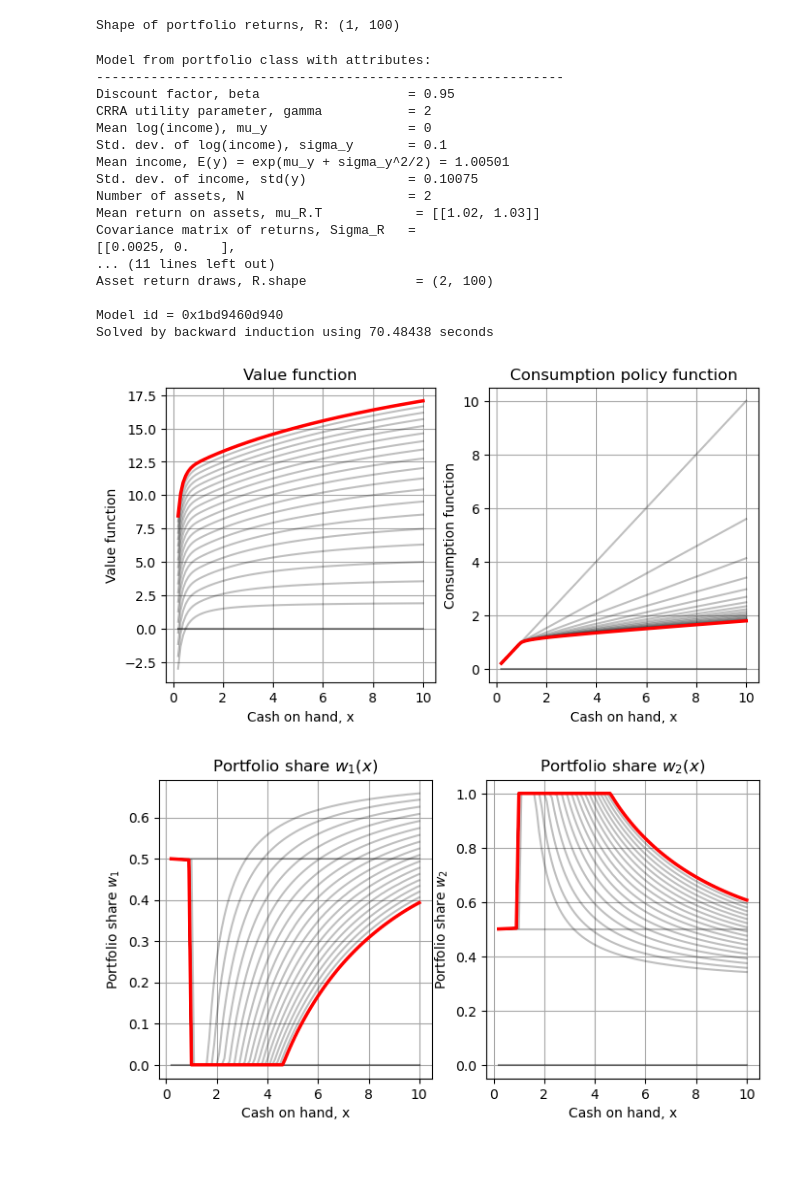
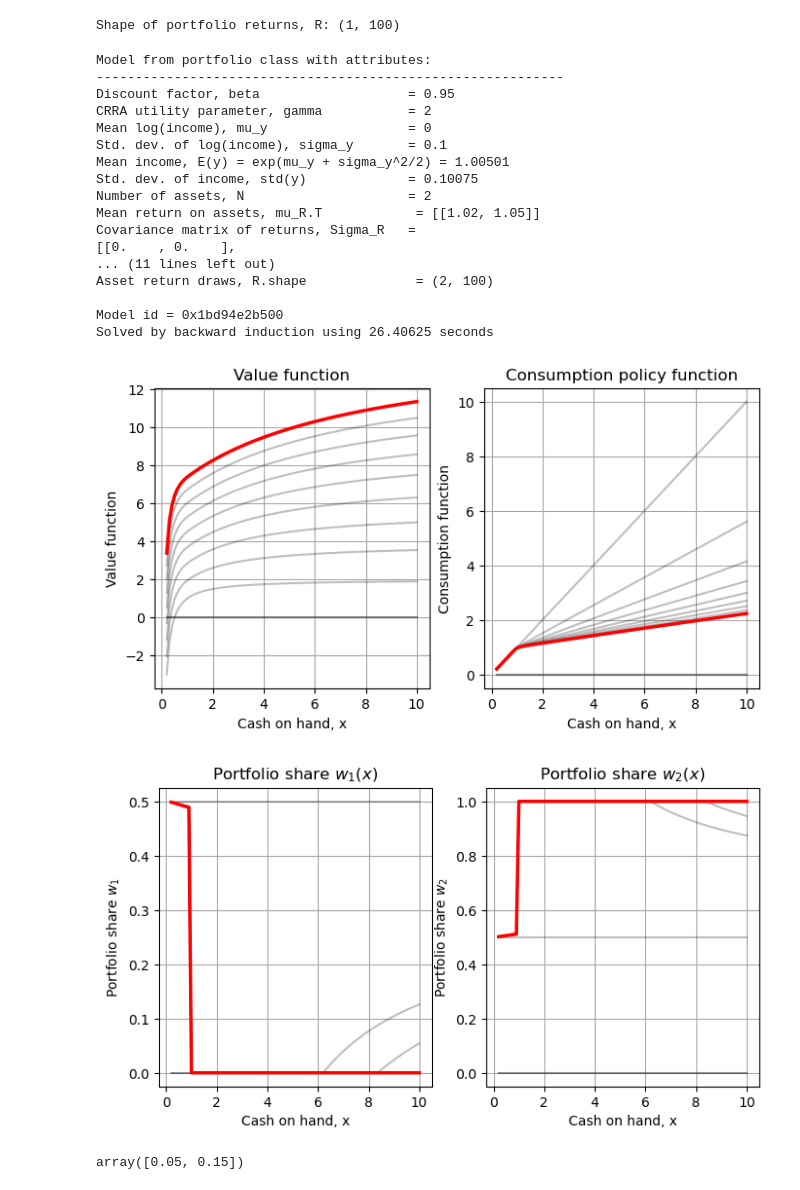
Before and after one commit to VictorFRasmussen/Neural-Networks-in-Finance, a Jupyter notebook: 04c_dynamic_portfolio.ipynb, the cells around one changed output. Cells and saved outputs as stored; diff of their text form; code cells hidden in the pictures; blank space fills up the shorter version.

```diff
--- a/04c_dynamic_portfolio.ipynb
+++ b/04c_dynamic_portfolio.ipynb
@@ -97,5 +97,5 @@ class PortfolioChoiceModel:
         # Draws for income and returns
         self.w, self.u = generate_draws(n_rand, self.N+1, rule=integration_rule)
         x = inverse_multinormal(self.u, self.mu, self.Sigma)
-        self.y = np.exp(x[0,:]).reshape(1,-1)  import ii    ii
+        self.y = np.exp(x[0,:]).reshape(1,-1)
         self.R = x[1:,:]
@@ -359,33 +359,37 @@ def w_plot(x, V, policy):
     plt.show()
 # %%
 N=2  # Number of assets
-mu_R = 1 + np.linspace(0.02, 0.03, N)  # expected returns
-sigma = np.linspace(0.05, 0.15, N)     # standard dev on retuns
+mu_R = np.array([1.02, 1.05])  # expected returns
+sigma = np.array([0.001, 0.15])     # standard dev on retuns
 Sigma_R=build_sigma(sigma,c=0)         # Covarinace matrix on returs (correlation = c)
 rho_y = np.zeros((N,1))                # Corelation between log(y) and R
 # Initialize model
 m1 = PortfolioChoiceModel(beta=0.95, gamma=2, rho_y=rho_y, mu_R=mu_R, Sigma_R=Sigma_R, n_x=100, n_rand=100, integration_rule="sobol")
 print(m1)  # uncomment to inspect model parameters
-V, policy = dpsolver.vfi_T(m1, T=20);
+V, policy = dpsolver.vfi_T(m1, T=10);
 v_c_plot(m1.x0, V, policy);
 w_plot(m1.x0, V, policy);
 # %% [output]
 Model from portfolio class with attributes:
 ------------------------------------------------------------
 Discount factor, beta                   = 0.95
 CRRA utility parameter, gamma           = 2
 Mean log(income), mu_y                  = 0
 Std. dev. of log(income), sigma_y       = 0.1
 Mean income, E(y) = exp(mu_y + sigma_y^2/2) = 1.00501
 Std. dev. of income, std(y)             = 0.10075
 Number of assets, N                     = 2
-Mean return on assets, mu_R.T            = [[1.02, 1.03]]
+Mean return on assets, mu_R.T            = [[1.02, 1.05]]
 Covariance matrix of returns, Sigma_R   =
-[[0.0025, 0.    ],
+[[0.    , 0.    ],
 ... (11 lines left out)
 Asset return draws, R.shape              = (2, 100)
 
-Model id = 0x1bd9460d940
-Solved by backward induction using 70.48438 seconds
+Model id = 0x1bd94e2b500
+Solved by backward induction using 26.40625 seconds
-[figure, old version]
+[figure, new version]
-[figure, old version]
+[figure, new version]
+# %%
+np.linspace(0.05, 0.15, N)
+# %% [output]
+array([0.05, 0.15])
```
Also changed, not shown: parts of 4 cells of this notebook, 4 other files.
